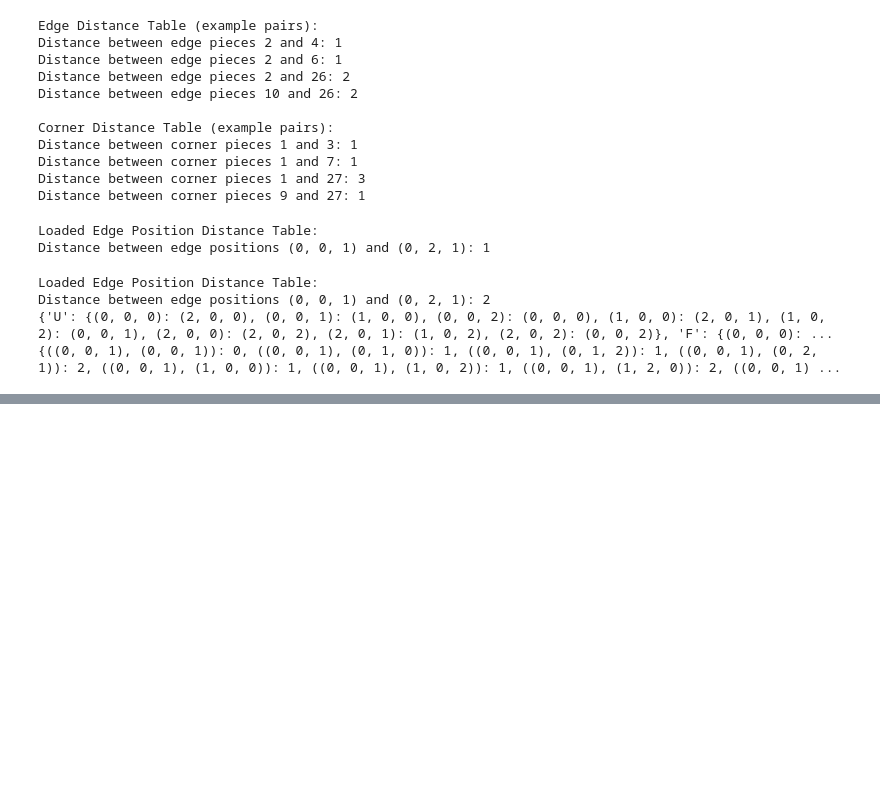
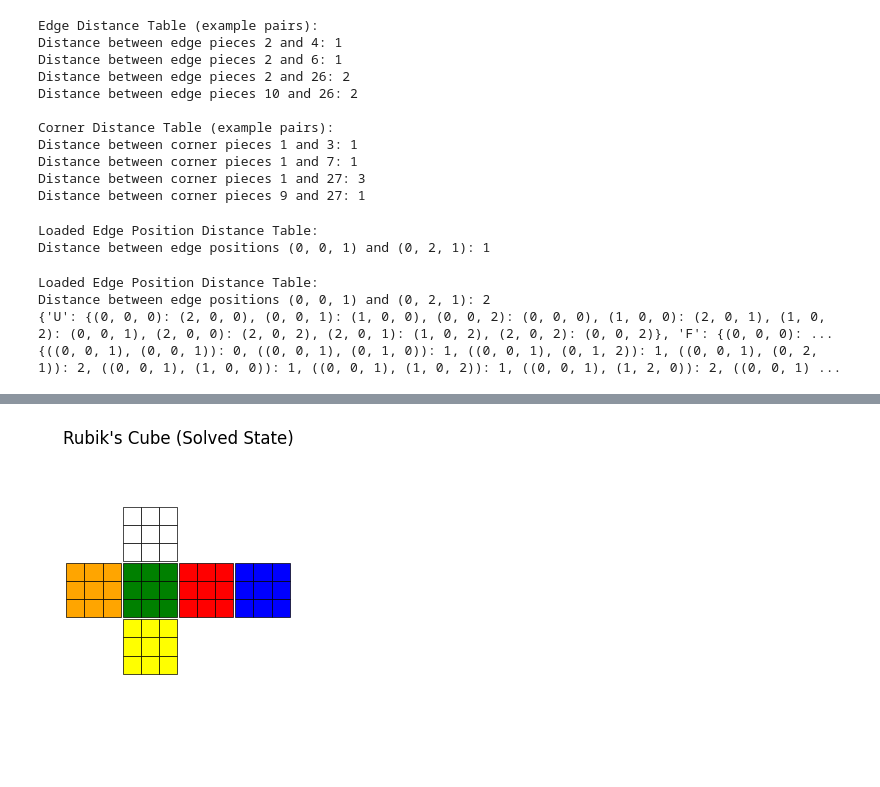
Before and after one commit to ngrjchk/Rubiks-Cube-Simulator-and-Solver, a Jupyter notebook: cube_playbook.ipynb, the cells around one changed output, grey strips where cells are left out. Cells and saved outputs as stored; diff of their text form; code cells hidden in the pictures; blank space fills up the shorter version.

```diff
--- a/cube_playbook.ipynb
+++ b/cube_playbook.ipynb
@@ -1679,0 +1832,95 @@ Distance between edge positions (0, 0, 1) and (0, 2, 1): 2
+# %%
+import numpy as np
+import matplotlib.pyplot as plt
+import matplotlib.patches as patches
+import copy
+
+class CubeColorInline:
+    def __init__(self):
+        # Solved cube color state (same as before)
+        self.color_state = np.array([
+            [[ 'W', 'W', 'W'], ['W', 'W', 'W'], ['W', 'W', 'W']], # U (White)
+            [[ 'O', 'O', 'O'], ['O', 'O', 'O'], ['O', 'O', 'O']], # L (Orange)
+            [[ 'G', 'G', 'G'], ['G', 'G', 'G'], ['G', 'G', 'G']], # F (Green)
+            [[ 'R', 'R', 'R'], ['R', 'R', 'R'], ['R', 'R', 'R']], # R (Red)
+            [[ 'B', 'B', 'B'], ['B', 'B', 'B'], ['B', 'B', 'B']], # B (Blue)
+            [[ 'Y', 'Y', 'Y'], ['Y', 'Y', 'Y'], ['Y', 'Y', 'Y']]  # D (Yellow)
+        ])
+        self.face_names = ['U', 'L', 'F', 'R', 'B', 'D']
+        self.face_colors_mpl = { # Matplotlib color names
+            'W': 'white', 'Y': 'yellow', 'G': 'green', 'B': 'blue', 'R': 'red', 'O': 'orange'
+        }
+        self.facelet_size = 0.1
+        self.face_spacing = 0.01# Reduced face spacing
+
+
+    def get_face_color_grid(self, face_name):
+        """Returns color grid (same as before)"""
+        face_index = self.face_names.index(face_name)
+        face_grid = self.color_state[face_index].tolist()
+        return face_grid
+
+    def draw_face(self, ax, face_name, start_x, start_y):
+        """Draws a single face using matplotlib."""
+        face_index = self.face_names.index(face_name)
+        face_grid = self.color_state[face_index]
+
+        for row in range(3):
+            for col in range(3):
+                x = start_x + col * self.facelet_size
+                y = start_y - row * self.facelet_size # Invert y for matplotlib coordinate system
+                color_code = face_grid[row][col]
+                fill_color = self.face_colors_mpl.get(color_code, 'gray')
+                rect = patches.Rectangle((x, y - self.facelet_size), self.facelet_size, self.facelet_size,
+                                         facecolor=fill_color, edgecolor='black', linewidth=0.5) # Thinner borders
+                ax.add_patch(rect)
+
+
+    def display(self):
+        """Displays the cube inline in Jupyter using matplotlib."""
+        fig, ax = plt.subplots(figsize=(5, 4)) # Halved figsize from (10, 8) to (5, 4)
+        ax.set_aspect('equal') # Ensure square facelets
+        ax.axis('off') # Turn off axes
+
+        face_width_u = (self.facelet_size * 3 + self.face_spacing)
+        face_width_lfrb = (self.facelet_size * 3 + self.face_spacing) * 4
+        face_height = (self.facelet_size * 3 + self.face_spacing)
+
+        # Center the whole cube layout horizontally and vertically
+        start_x_centered = -face_width_lfrb*0.75 + face_width_u # Shift to center horizontally based on LFRB row width
+        start_y_centered = face_height*2 # Shift to center vertically based on face height
+        start_x, start_y = start_x_centered, start_y_centered
+
+        # U face
+        self.draw_face(ax, 'U', start_x + (self.facelet_size * 3 + self.face_spacing), start_y)
+
+        # L, F, R, B faces (horizontally aligned)
+        face_row_y = start_y - (self.facelet_size * 3 + self.face_spacing) # Adjust y for next row down
+        self.draw_face(ax, 'L', start_x, face_row_y)
+        self.draw_face(ax, 'F', start_x + (self.facelet_size * 3 + self.face_spacing), face_row_y)
+        self.draw_face(ax, 'R', start_x + (self.facelet_size * 3 + self.face_spacing) * 2, face_row_y)
+        self.draw_face(ax, 'B', start_x + (self.facelet_size * 3 + self.face_spacing) * 3, face_row_y)
+
+        # D face
+        self.draw_face(ax, 'D', start_x + (self.facelet_size * 3 + self.face_spacing), face_row_y - (self.facelet_size * 3 + self.face_spacing)) # Further down
+
+        # Adjusted plot limits - recalculate based on the centered layout and smaller size
+        xlim_max = face_width_lfrb / 2 + self.facelet_size # Extend slightly beyond right edge
+        xlim_min = -face_width_lfrb / 2 - self.facelet_size # Extend slightly beyond left edge
+        ylim_max = start_y_centered + self.facelet_size*3 # Extend slightly above top
+        ylim_min = -face_height*2.5 # Extend sufficiently below bottom
+
+        ax.set_xlim([xlim_min, xlim_max])
+        ax.set_ylim([ylim_min, ylim_max])
+
+
+        plt.title("Rubik's Cube (Solved State)") # Optional title
+        plt.show() # Use plt.show() to display inline
+
+
+# --- Example Usage for Jupyter Notebook ---
+if __name__ == '__main__':
+    inline_cube = CubeColorInline()
+    inline_cube.display()
+# %% [output]
+[figure, added]
```
Also changed, not shown: parts of 7 cells of this notebook, 3 other files.
